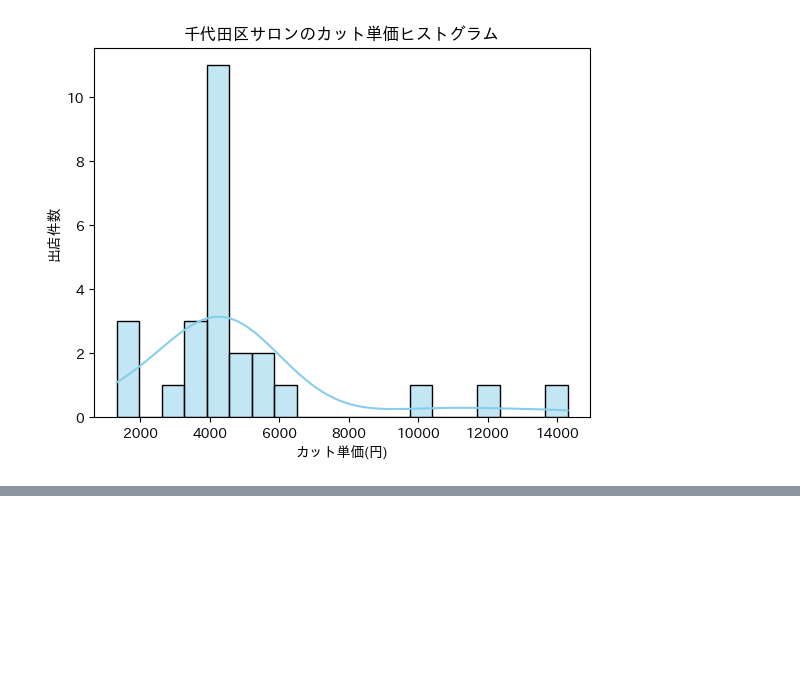
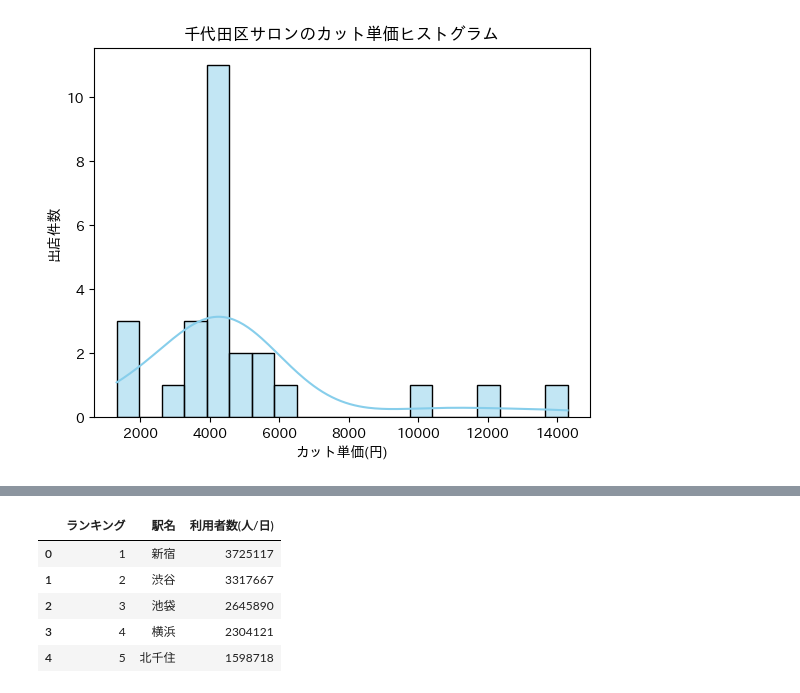
Before and after one commit to shima-koh/STEP3-TA, a Jupyter notebook: TA/STEP3チーム課題_TA_IndéMode_入力_エリア情報まで.ipynb, the cells around one changed output, grey strips where cells are left out. Saved outputs shown, nothing was run; the diff lists cells and outputs as text; code cells hidden in the pictures; blank space fills up the shorter version.

```diff
--- a/TA/STEP3チーム課題_TA_IndéMode_入力_エリア情報まで.ipynb
+++ b/TA/STEP3チーム課題_TA_IndéMode_入力_エリア情報まで.ipynb
@@ -559,0 +624,10 @@ plt.show()
+# %%
+df1['利用者数(人/日)'] = df1['利用者数(人/日)'].str.replace(',', '').astype(int)
+df1.head()
+# %% [output]
+|  | ランキング | 駅名 | 利用者数(人/日) |
+| 0 | 1 | 新宿 | 3725117 |
+| 1 | 2 | 渋谷 | 3317667 |
+| 2 | 3 | 池袋 | 2645890 |
+| 3 | 4 | 横浜 | 2304121 |
+| 4 | 5 | 北千住 | 1598718 |
```
Also changed, not shown: parts of 3 cells of this notebook, 8 other files.
